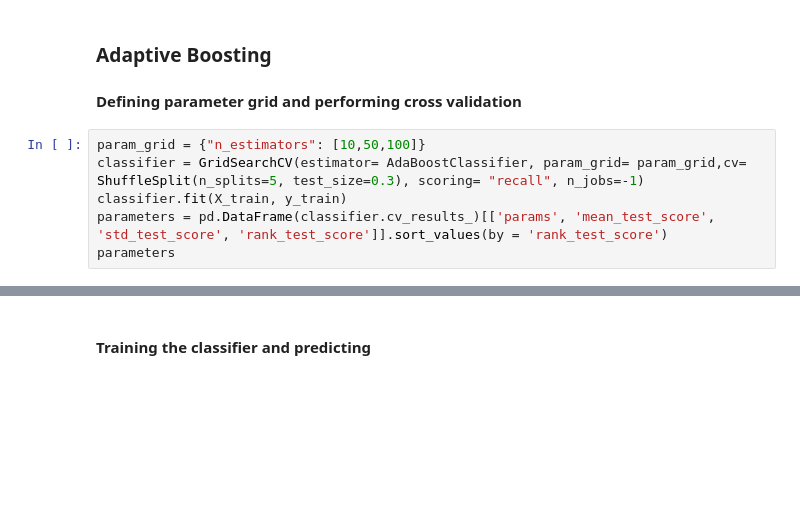
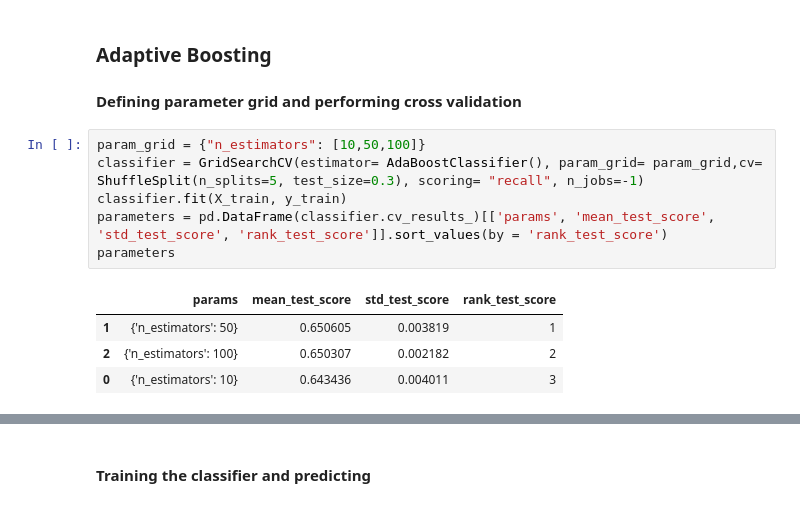
Before and after one commit to Shivam-3921/cardio_disease_prediction, a Jupyter notebook: cardio_disease.ipynb, the cells around one changed output, grey strips where cells are left out. Drawn from its saved outputs; the diff is of its cells as text; blank space fills up the shorter version.

```diff
--- a/cardio_disease.ipynb
+++ b/cardio_disease.ipynb
@@ -567,10 +904,15 @@ plt.show()
 #### Defining parameter grid and performing cross validation
 # %%
 param_grid = {"n_estimators": [10,50,100]}
-classifier = GridSearchCV(estimator= AdaBoostClassifier, param_grid= param_grid,cv= ShuffleSplit(n_splits=5, test_size=0.3), scoring= "recall", n_jobs=-1)
+classifier = GridSearchCV(estimator= AdaBoostClassifier(), param_grid= param_grid,cv= ShuffleSplit(n_splits=5, test_size=0.3), scoring= "recall", n_jobs=-1)
 classifier.fit(X_train, y_train)
 parameters = pd.DataFrame(classifier.cv_results_)[['params', 'mean_test_score', 'std_test_score', 'rank_test_score']].sort_values(by = 'rank_test_score')
 parameters
+# %% [output]
+|  | params | mean_test_score | std_test_score | rank_test_score |
+| 1 | {'n_estimators': 50} | 0.650605 | 0.003819 | 1 |
+| 2 | {'n_estimators': 100} | 0.650307 | 0.002182 | 2 |
+| 0 | {'n_estimators': 10} | 0.643436 | 0.004011 | 3 |
 # %%
 best_params = classifier.best_params_
 print(best_params)
```
Also changed, not shown: parts of 63 cells of this notebook.
